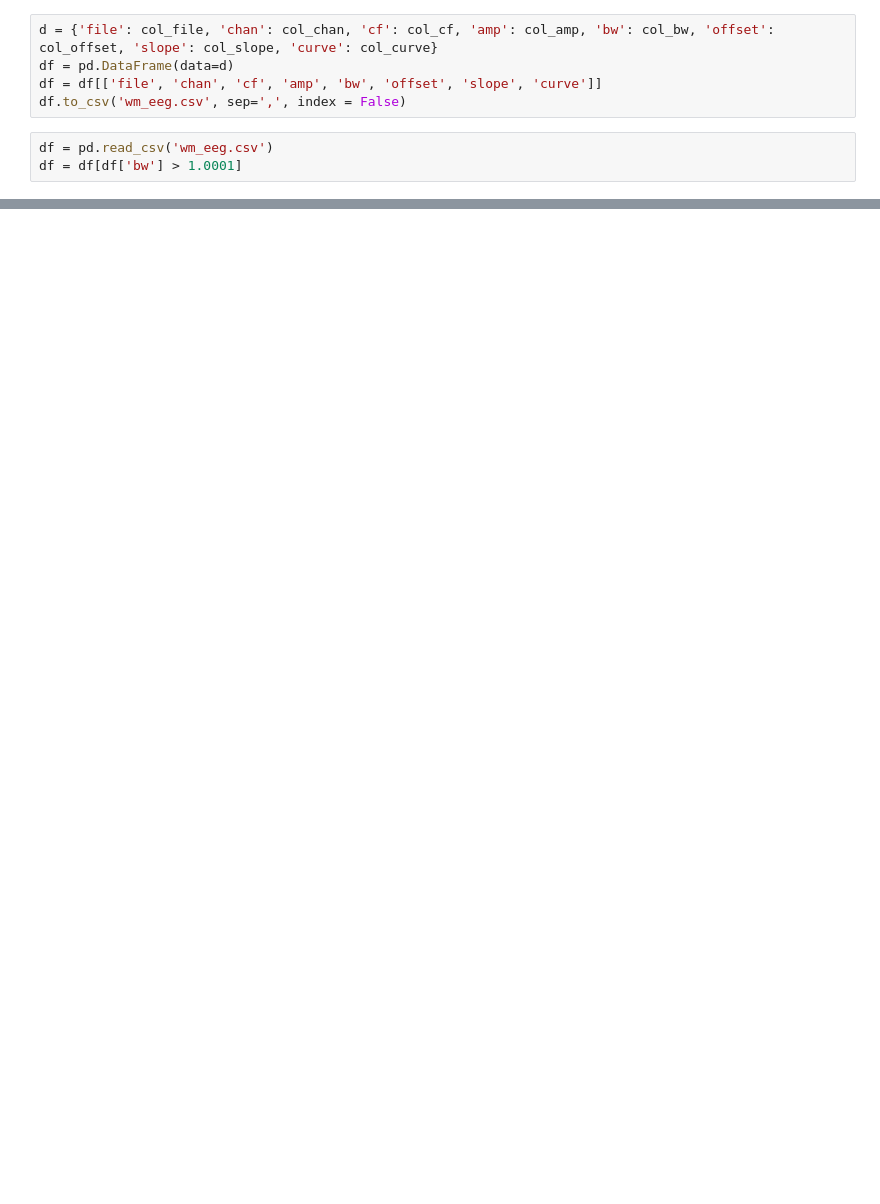
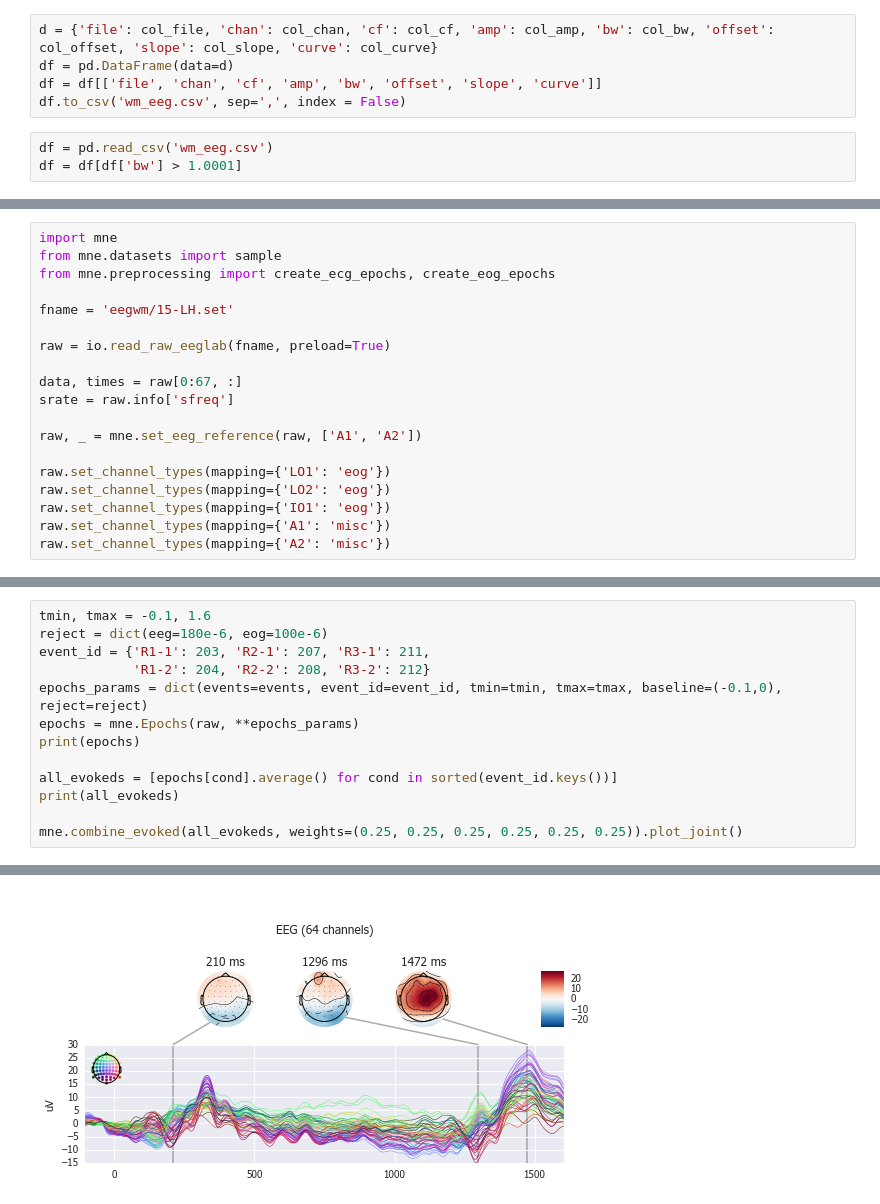
Before and after one commit to fooof-tools/fooof, a Jupyter notebook: Get WM EEG params.ipynb, the cells around one changed output, grey strips where cells are left out. Cells and saved outputs as stored; diff of their text form; blank space fills up the shorter version.

```diff
--- a/Get WM EEG params.ipynb
+++ b/Get WM EEG params.ipynb
@@ -134,0 +155,19 @@ plt.show()
+# %%
+import mne
+from mne.datasets import sample
+from mne.preprocessing import create_ecg_epochs, create_eog_epochs
+
+fname = 'eegwm/15-LH.set'
+
+raw = io.read_raw_eeglab(fname, preload=True)
+
+data, times = raw[0:67, :]
+srate = raw.info['sfreq']
+
+raw, _ = mne.set_eeg_reference(raw, ['A1', 'A2'])
+
+raw.set_channel_types(mapping={'LO1': 'eog'})
+raw.set_channel_types(mapping={'LO2': 'eog'})
+raw.set_channel_types(mapping={'IO1': 'eog'})
+raw.set_channel_types(mapping={'A1': 'misc'})
+raw.set_channel_types(mapping={'A2': 'misc'})
@@ -134,0 +233,14 @@ plt.show()
+# %%
+tmin, tmax = -0.1, 1.6
+reject = dict(eeg=180e-6, eog=100e-6)
+event_id = {'R1-1': 203, 'R2-1': 207, 'R3-1': 211,
+            'R1-2': 204, 'R2-2': 208, 'R3-2': 212}
+epochs_params = dict(events=events, event_id=event_id, tmin=tmin, tmax=tmax, baseline=(-0.1,0), reject=reject)
+epochs = mne.Epochs(raw, **epochs_params)
+print(epochs)
+
+all_evokeds = [epochs[cond].average() for cond in sorted(event_id.keys())]
+print(all_evokeds)
+
+mne.combine_evoked(all_evokeds, weights=(0.25, 0.25, 0.25, 0.25, 0.25, 0.25)).plot_joint()
+# %% [output]
@@ -134,0 +264 @@ plt.show()
+[figure, added]
```
Also changed, not shown: parts of 12 cells of this notebook, 1 other file.
